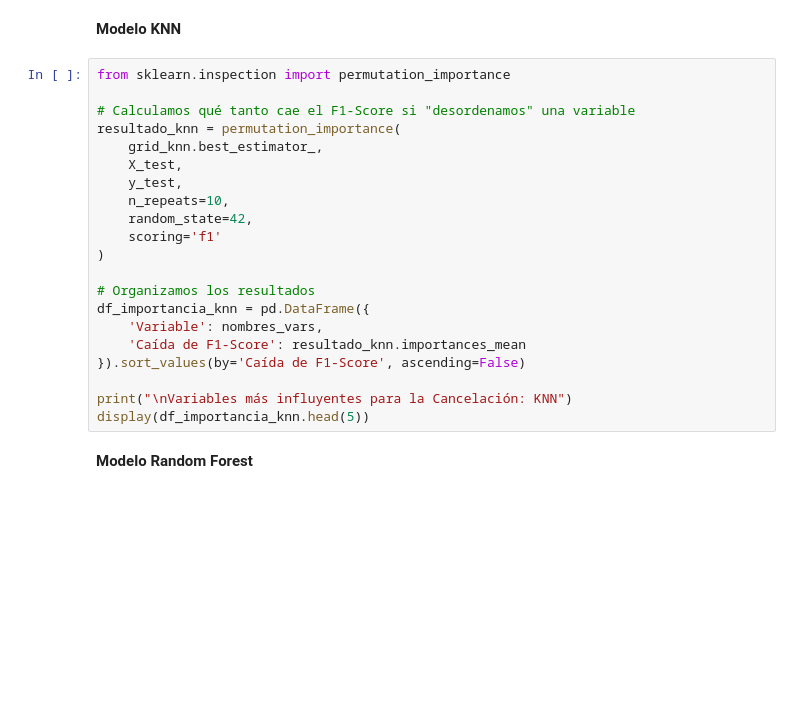
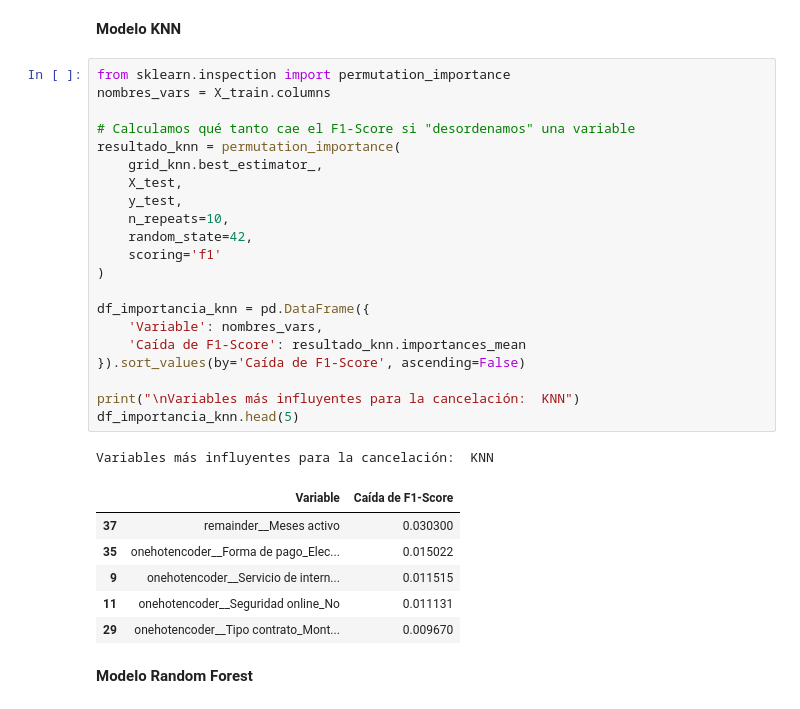
Before and after one commit to MiguelVR9/challenge-telecomX-prediction, a Jupyter notebook: TelecomX_LATAM_2.ipynb, the cells around one changed output. Drawn from its saved outputs; the diff is of its cells as text; blank space fills up the shorter version.

Commit message:
Interpretación de los resultados y elaboración de conclusiones

```diff
--- a/TelecomX_LATAM_2.ipynb
+++ b/TelecomX_LATAM_2.ipynb
@@ -572,25 +572,33 @@ plt.show()
 **Modelo KNN**
 # %%
 from sklearn.inspection import permutation_importance
+nombres_vars = X_train.columns
 
 # Calculamos qué tanto cae el F1-Score si "desordenamos" una variable
 resultado_knn = permutation_importance(
     grid_knn.best_estimator_,
     X_test,
     y_test,
     n_repeats=10,
     random_state=42,
     scoring='f1'
 )
 
-# Organizamos los resultados
 df_importancia_knn = pd.DataFrame({
     'Variable': nombres_vars,
     'Caída de F1-Score': resultado_knn.importances_mean
 }).sort_values(by='Caída de F1-Score', ascending=False)
 
-print("\nVariables más influyentes para la Cancelación: KNN")
-display(df_importancia_knn.head(5))
+print("\nVariables más influyentes para la cancelación:  KNN")
+df_importancia_knn.head(5)
+# %% [output]
+Variables más influyentes para la cancelación:  KNN
+|  | Variable | Caída de F1-Score |
+| 37 | remainder__Meses activo | 0.030300 |
+| 35 | onehotencoder__Forma de pago_Elec... | 0.015022 |
+| 9 | onehotencoder__Servicio de intern... | 0.011515 |
+| 11 | onehotencoder__Seguridad online_No | 0.011131 |
+| 29 | onehotencoder__Tipo contrato_Mont... | 0.009670 |
 # %% [markdown]
 **Modelo Random Forest**
 # %%
```
Also changed, not shown: parts of 2 cells of this notebook.
